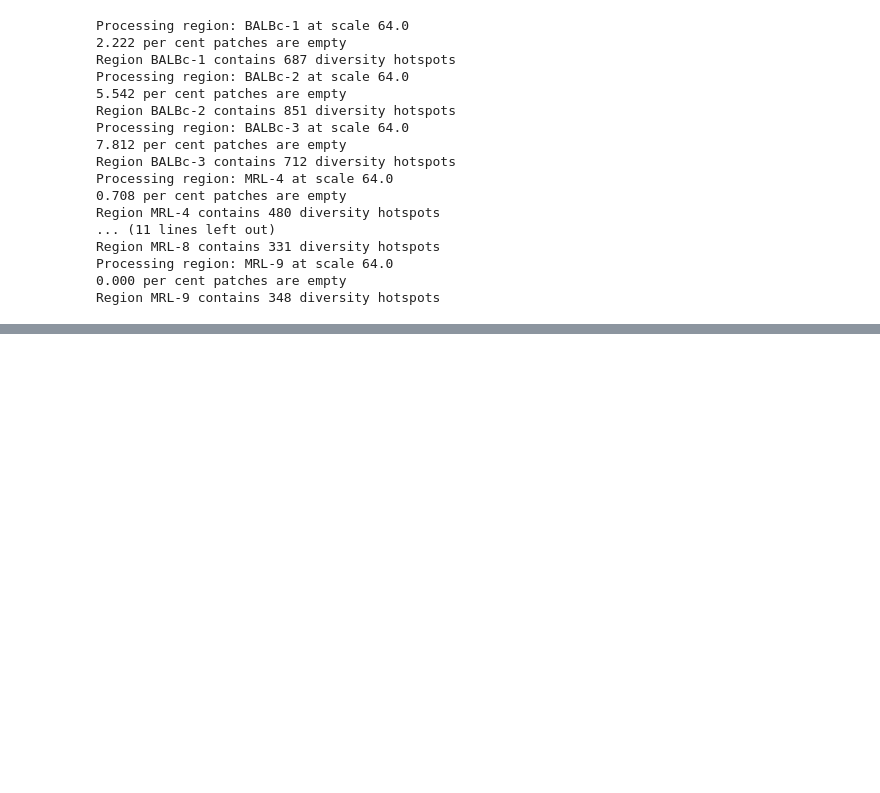
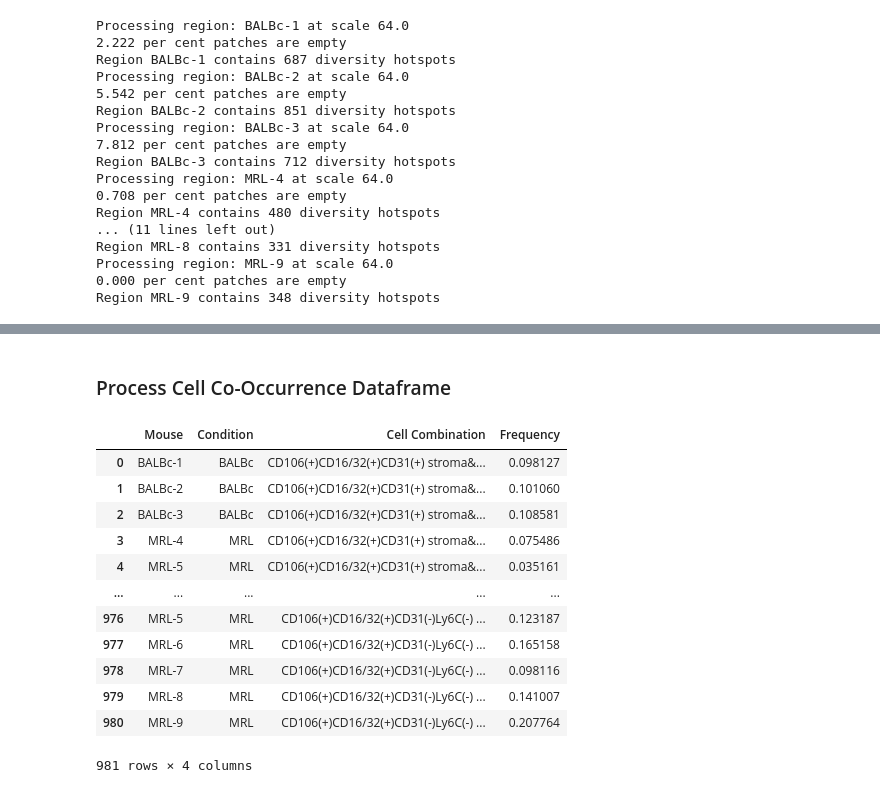
Before and after one commit to Feanor007/MESA, a Jupyter notebook: docs/notebooks/tutorials/MESA_Tutorials.ipynb, the cells around one changed output, grey strips where cells are left out. Saved outputs shown, nothing was run; the diff lists cells and outputs as text; code cells hidden in the pictures; blank space fills up the shorter version.

```diff
--- a/docs/notebooks/tutorials/MESA_Tutorials.ipynb
+++ b/docs/notebooks/tutorials/MESA_Tutorials.ipynb
@@ -338,4 +338,15 @@ Considering whole tissue
 Processing region: MRL-9 at scale 64.0
 0.000 per cent patches are empty
 Considering whole tissue
+# %%
+global_cellfreq_df['Condition'] = ' '
+global_cellfreq_df.loc[global_cellfreq_df.index.str.contains('BALBc'), 'Condition'] = 'BALBc'
+global_cellfreq_df.loc[global_cellfreq_df.index.str.contains('MRL'), 'Condition'] = 'MRL'
+
+global_co_occurrence_subcols = global_co_occurrence_df.loc[:,global_co_occurrence_df.mean()>0.05].columns.tolist()
+global_co_occurrence_df['Condition'] = ' '
+global_co_occurrence_df['Mouse'] = global_co_occurrence_df.index
+global_co_occurrence_df.loc[global_co_occurrence_df.index.str.contains('BALBc'), 'Condition'] = 'BALBc'
+global_co_occurrence_df.loc[global_co_occurrence_df.index.str.contains('MRL'), 'Condition'] = 'MRL'
+global_co_occurrence_subcols.extend([('Condition',''),('Mouse','')])
 # %%
@@ -471,10 +462,12 @@ spot_cellfreq_df['Condition'] = ' '
 spot_cellfreq_df.loc[spot_cellfreq_df.index.str.contains('BALBc'), 'Condition'] = 'BALBc'
 spot_cellfreq_df.loc[spot_cellfreq_df.index.str.contains('MRL'), 'Condition'] = 'MRL'
 
-spot_co_occurrence_df = spot_co_occurrence_df.fillna(0).T
+spot_co_occurrence_subcols = spot_co_occurrence_df.loc[:,spot_co_occurrence_df.mean()>0.05].columns.tolist()
 spot_co_occurrence_df['Condition'] = ' '
+spot_co_occurrence_df['Mouse'] = spot_co_occurrence_df.index
 spot_co_occurrence_df.loc[spot_co_occurrence_df.index.str.contains('BALBc'), 'Condition'] = 'BALBc'
 spot_co_occurrence_df.loc[spot_co_occurrence_df.index.str.contains('MRL'), 'Condition'] = 'MRL'
+spot_co_occurrence_subcols.extend([('Condition',''),('Mouse','')])
 # %%
 spot_cellfreq_df['Mouse'] = spot_cellfreq_df.index
 
@@ -567 +543,3 @@ plasma cells in hot spots has p value = 0.484
 [figure]
+# %% [markdown]
+### Process Cell Co-Occurrence Dataframe
@@ -567,0 +552,36 @@ plasma cells in hot spots has p value = 0.484
+# %%
+# Global Cell Co-Occurrence
+# Multi-index to single-index column
+new_columns = []
+for col in global_co_occurrence_df.columns:
+    if isinstance(col, tuple):  # This checks if the column is a MultiIndex
+        # Join only if the column name is not 'Mouse' or 'Condition'
+        if "Mouse" not in col and "Condition" not in col:
+            new_columns.append('&'.join(map(str, col)).strip())
+        else:
+            # If 'Mouse' or 'Condition' is in the column, it is not joined with '&'
+            new_columns.append(col[0])
+    else:
+        new_columns.append(col)
+
+global_co_occurrence_df_single = global_co_occurrence_df.copy()
+global_co_occurrence_df_single.columns = new_columns
+global_co_occurrence_df_single = global_co_occurrence_df_single[[col for col in global_co_occurrence_df_single.columns if 'noid' not in col]]
+
+# Melt the DataFrame
+global_co_occurrence_melted = global_co_occurrence_df_single.melt(id_vars=['Mouse', 'Condition'], var_name='Cell Combination', value_name='Frequency')
+global_co_occurrence_melted
+# %% [output]
+|  | Mouse | Condition | Cell Combination | Frequency |
+| 0 | BALBc-1 | BALBc | CD106(+)CD16/32(+)CD31(+) stroma&... | 0.098127 |
+| 1 | BALBc-2 | BALBc | CD106(+)CD16/32(+)CD31(+) stroma&... | 0.101060 |
+| 2 | BALBc-3 | BALBc | CD106(+)CD16/32(+)CD31(+) stroma&... | 0.108581 |
+| 3 | MRL-4 | MRL | CD106(+)CD16/32(+)CD31(+) stroma&... | 0.075486 |
+| 4 | MRL-5 | MRL | CD106(+)CD16/32(+)CD31(+) stroma&... | 0.035161 |
+| ... | ... | ... | ... | ... |
+| 976 | MRL-5 | MRL | CD106(+)CD16/32(+)CD31(-)Ly6C(-) ... | 0.123187 |
+| 977 | MRL-6 | MRL | CD106(+)CD16/32(+)CD31(-)Ly6C(-) ... | 0.165158 |
+| 978 | MRL-7 | MRL | CD106(+)CD16/32(+)CD31(-)Ly6C(-) ... | 0.098116 |
+| 979 | MRL-8 | MRL | CD106(+)CD16/32(+)CD31(-)Ly6C(-) ... | 0.141007 |
+| 980 | MRL-9 | MRL | CD106(+)CD16/32(+)CD31(-)Ly6C(-) ... | 0.207764 |
+981 rows × 4 columns
```
Also changed, not shown: parts of 11 cells of this notebook, 1 other file.
